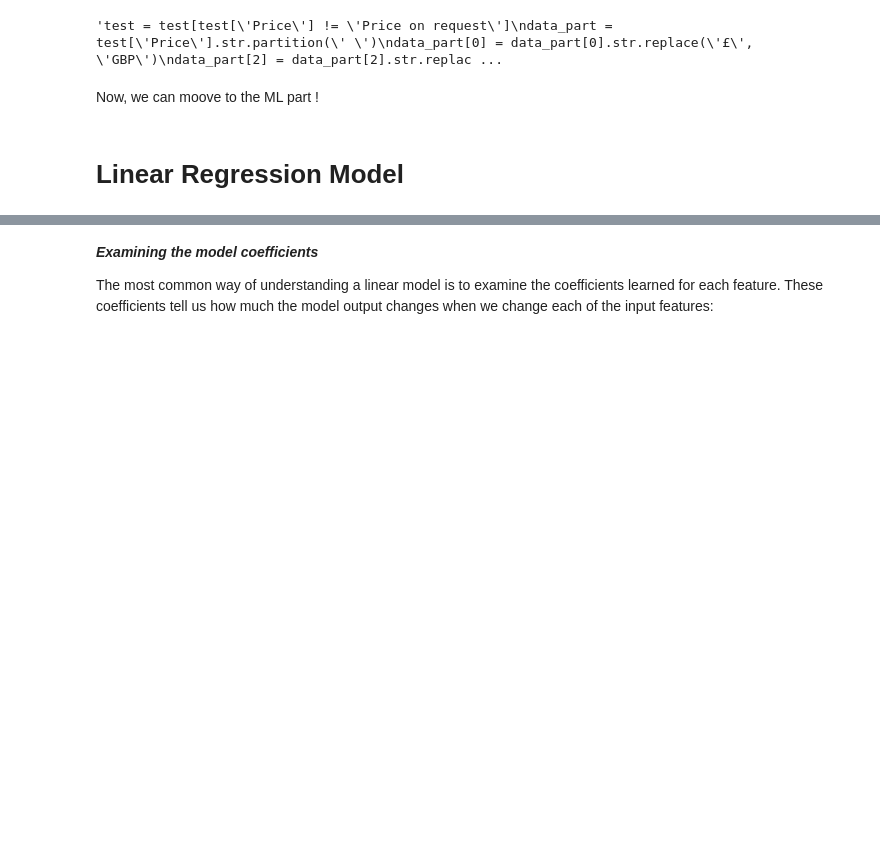
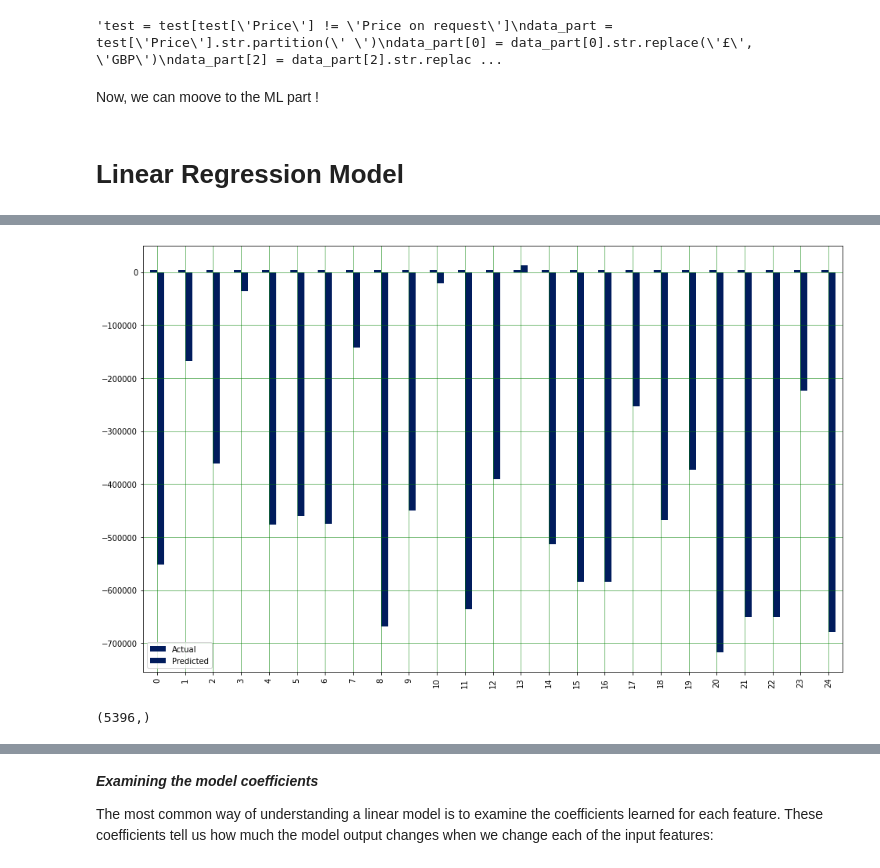
Before and after one commit to lovedatascience1/AcademyPublic, a Jupyter notebook: Boats.ipynb, the cells around one changed output, grey strips where cells are left out. Saved outputs shown, nothing was run; the diff lists cells and outputs as text; code cells hidden in the pictures; blank space fills up the shorter version.

```diff
--- a/Boats.ipynb
+++ b/Boats.ipynb
@@ -2186,0 +2149,10 @@ print(validation.shape)
+# %%
+X_features = col
+# %%
+X_train = train[X_features]
+X_test = test[X_features]
+Y_train = train[Y_feature]
+Y_test = test[Y_feature]
+# %%
+model = sklearn.linear_model.LinearRegression()
+model.fit(X_train, Y_train)
@@ -2186,0 +2161,4 @@ print(validation.shape)
+# %%
+y_pred = model.predict(X_test)
+act_pred = pd.DataFrame({'Actual': Y_test, 'Predicted': y_pred})
+act_pred.head()
@@ -2186,0 +2172,12 @@ print(validation.shape)
+# %%
+df1 = act_pred.head(25)
+df1.plot(kind='bar',figsize=(16,10))
+plt.grid(which='major', linestyle='-', linewidth='0.5', color='green')
+plt.grid(which='minor', linestyle=':', linewidth='0.5', color='black')
+plt.show()
+# %% [output]
+[figure, added]
+# %%
+Y_test.shape
+# %% [output]
+(5396,)
```
Also changed, not shown: parts of 37 cells of this notebook.
